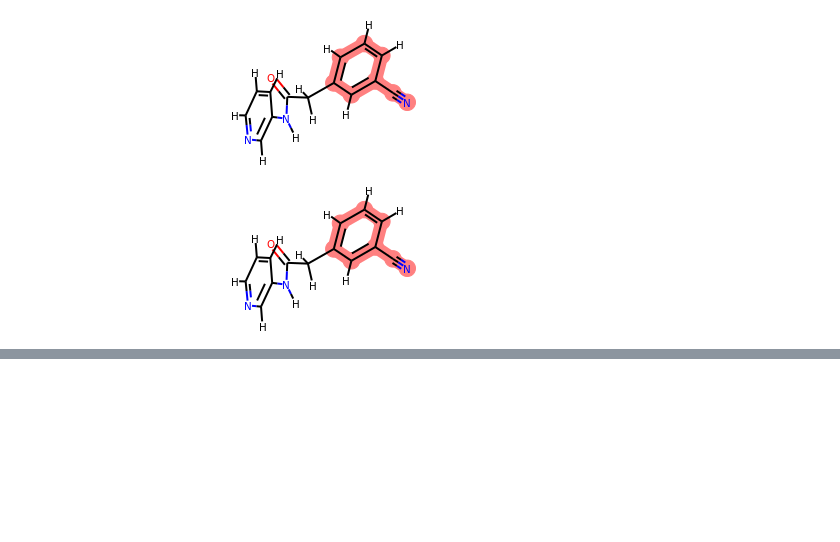
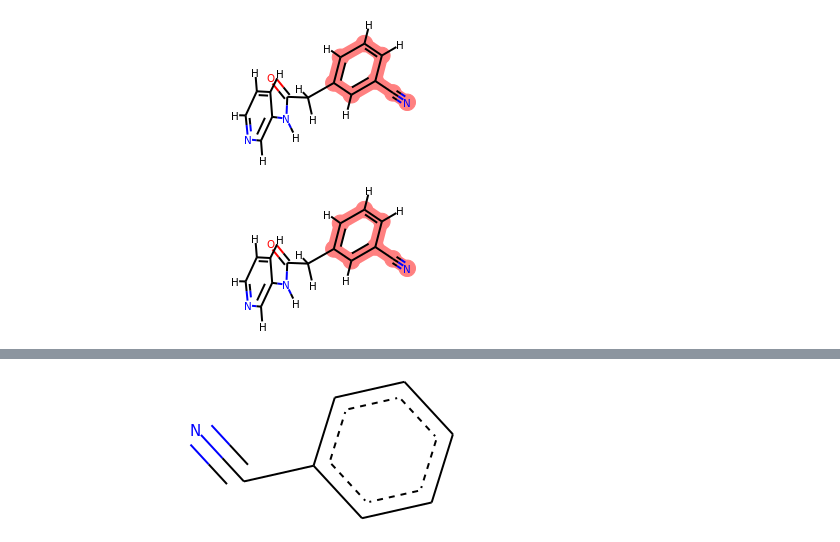
Before and after one commit to Waztom/xchem-notebooks, a Jupyter notebook: MultiConstrainEmbed.ipynb, the cells around one changed output, grey strips where cells are left out. Saved outputs shown, nothing was run; the diff lists cells and outputs as text; code cells hidden in the pictures; blank space fills up the shorter version.

```diff
--- a/MultiConstrainEmbed.ipynb
+++ b/MultiConstrainEmbed.ipynb
@@ -118,0 +167,7 @@ test_orig_func
+# %%
+# Let's get a core that passes MCS between frag and above multi test mol
+mcs = rdFMCS.FindMCS([frag_mol, test_mol], completeRingsOnly=True, matchValences=True)
+patt = Chem.MolFromSmarts(mcs.smartsString,mergeHs=True)
+patt
+# %% [output]
+[figure, added]
```
Also changed, not shown: parts of 15 cells of this notebook.
